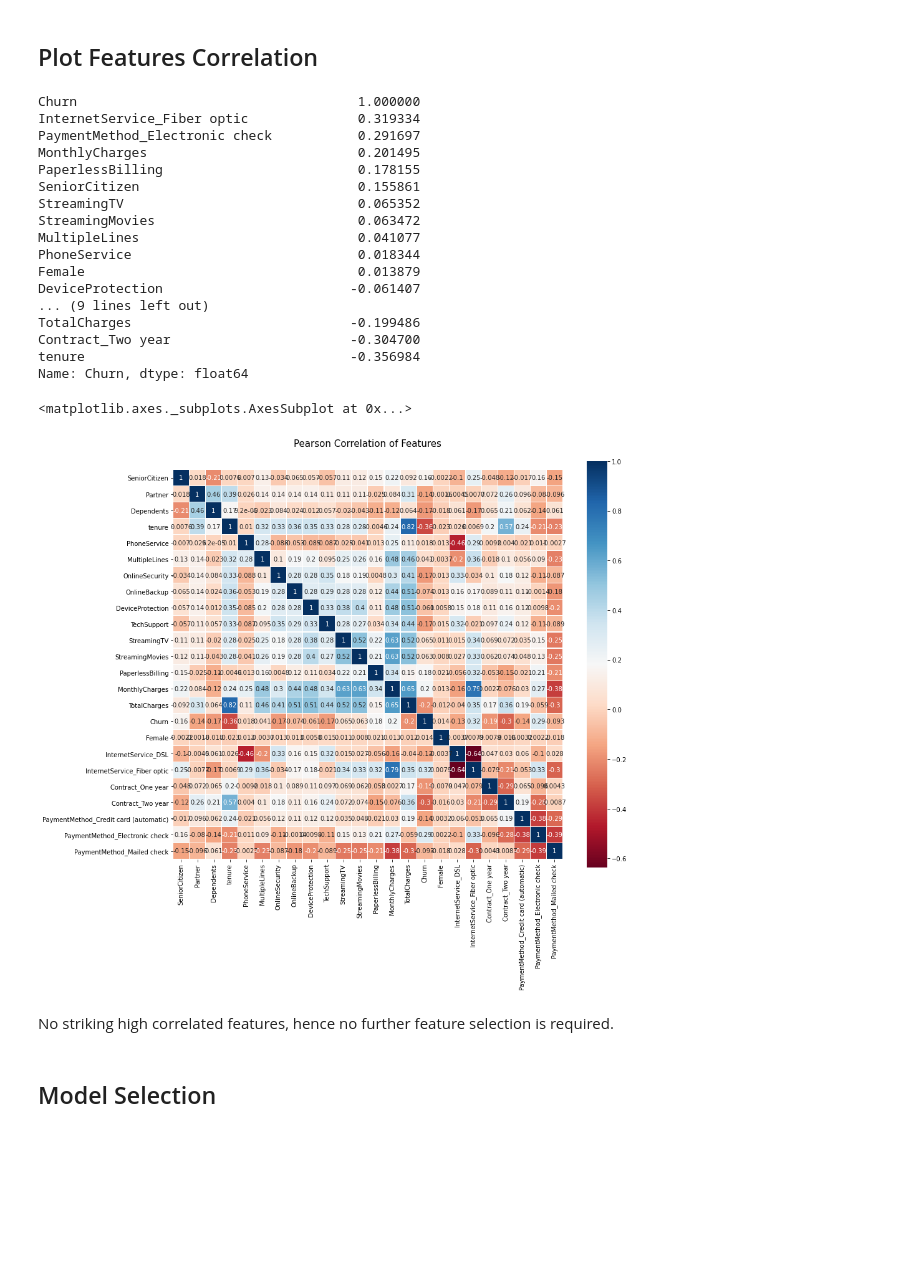
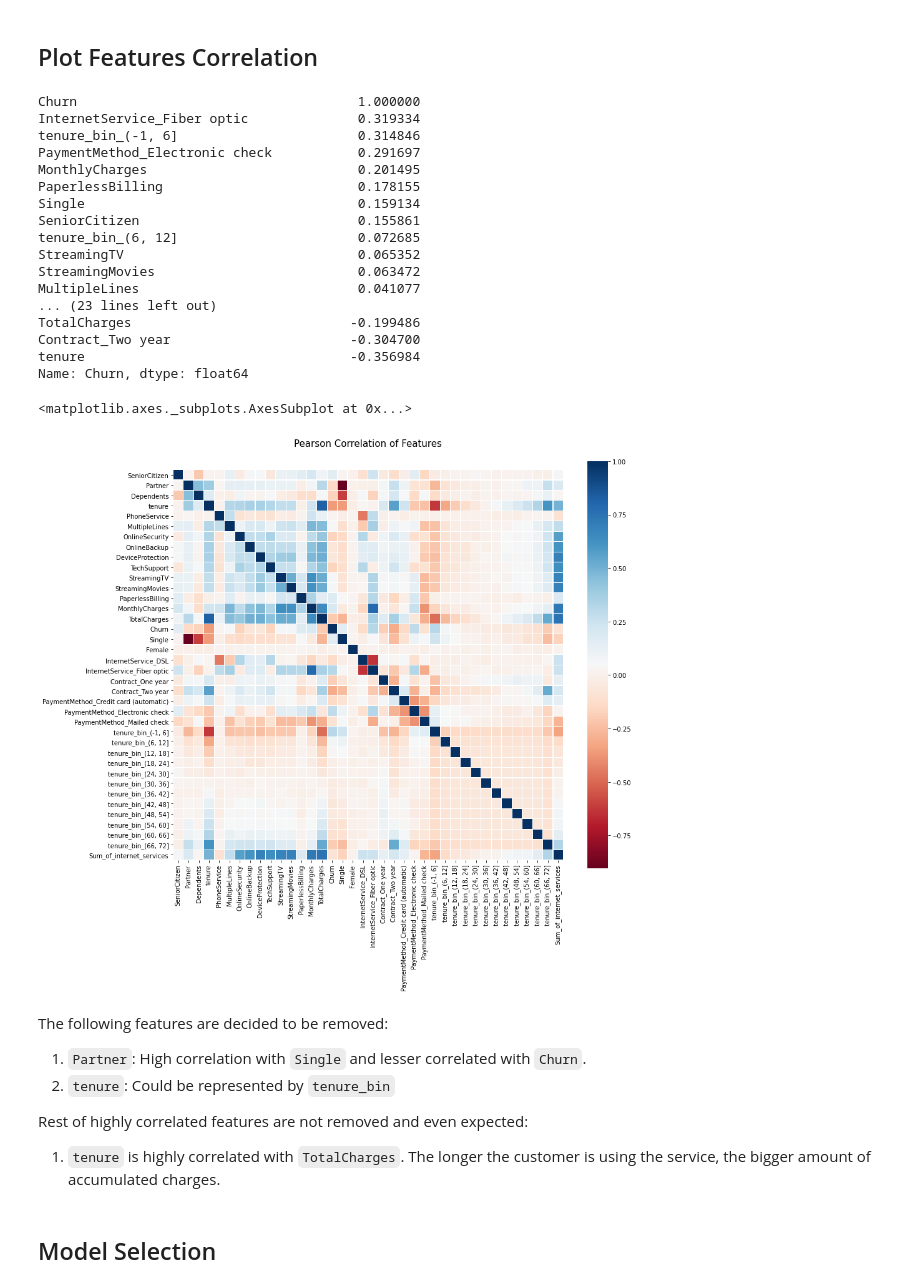
Before and after one commit to davidsinjaya/kaggle, a Jupyter notebook: telco_churn/telco-churn-eda-insights-and-predictions.ipynb, the cells around one changed output. Drawn from its saved outputs; the diff is of its cells as text; code cells hidden in the pictures; blank space fills up the shorter version.

Commit message:
Modify telco churn

```diff
--- a/telco_churn/telco-churn-eda-insights-and-predictions.ipynb
+++ b/telco_churn/telco-churn-eda-insights-and-predictions.ipynb
@@ -206,3 +224,6 @@ for col in num_feature:
+# %%
+df['tenure_bin'] = pd.cut(df.tenure,pd.IntervalIndex.from_tuples([(-1,6),(6,12),(12,18),(18,24),(24,30),(30,36),
+                                                                 (36,42),(42,48),(48,54),(54,60),(60,66),(66,72)]))
 # %%
 for col in cat_feature:
     x,y = 'Churn', col
@@ -306,5 +340,7 @@ plt.show()
 # %% [markdown]
 ## Feature Engineering
+# %%
+df['Single'] = (df.Dependents + df.Partner == 0)*1
 # %%
 def feat_engg(df):
     df['Churn'] = (df.Churn=='Yes')*1
@@ -323,8 +359,11 @@ def feat_engg(df):
     df = pd.concat([df, pd.get_dummies(df.Contract, prefix='Contract', drop_first=True)], axis=1)
     df['PaperlessBilling'] = (df.PaperlessBilling=='Yes')*1
     df = pd.concat([df, pd.get_dummies(df.PaymentMethod, prefix='PaymentMethod', drop_first=True)], axis=1)
+    df = pd.concat([df, pd.get_dummies(df.tenure_bin, prefix='tenure_bin')], axis=1)
+    df['Sum_of_internet_services'] = df.OnlineSecurity + df.OnlineBackup + df.DeviceProtection + df.StreamingTV + df.StreamingMovies + df.TechSupport
+    df['Single'] = (df.Dependents + df.Partner == 0)*1
     # Drop unnecessary columns
-    df = df.drop(['customerID','gender','InternetService','Contract','PaymentMethod'],axis=1)
+    df = df.drop(['customerID','gender','InternetService','Contract','PaymentMethod','tenure_bin'],axis=1)
     return df
 # %%
 engg_df = feat_engg(df)
@@ -373,17 +416,17 @@ train.corr()['Churn'].sort_values(ascending=False)
 # %% [output]
 Churn                                    1.000000
 InternetService_Fiber optic              0.319334
+tenure_bin_(-1, 6]                       0.314846
 PaymentMethod_Electronic check           0.291697
 MonthlyCharges                           0.201495
 PaperlessBilling                         0.178155
+Single                                   0.159134
 SeniorCitizen                            0.155861
+tenure_bin_(6, 12]                       0.072685
 StreamingTV                              0.065352
 StreamingMovies                          0.063472
 MultipleLines                            0.041077
-PhoneService                             0.018344
-Female                                   0.013879
-DeviceProtection                        -0.061407
-... (9 lines left out)
+... (23 lines left out)
 TotalCharges                            -0.199486
 Contract_Two year                       -0.304700
 tenure                                  -0.356984
@@ -391,12 +434,17 @@ Name: Churn, dtype: float64
 # %%
 # Draw correlation heatmap
 colormap = plt.cm.RdBu
 plt.figure(figsize=(14,12))
 plt.title('Pearson Correlation of Features', y=1.05, size=15)
 sns.heatmap(train.astype(float).corr(),linewidths=0.1,vmax=1.0,
-            square=True, cmap=colormap, linecolor='white', annot=True)
+            square=True, cmap=colormap, linecolor='white', annot=False)
 # %% [output]
 <matplotlib.axes._subplots.AxesSubplot at 0x...>
-[figure, old version]
+[figure, new version]
-# %% [markdown]
-No striking high correlated features, hence no further feature selection is required.
+# %% [markdown]
+The following features are decided to be removed:
+1. `Partner`: High correlation with `Single` and lesser correlated with `Churn`.
+2. `tenure`: Could be represented by `tenure_bin`
+
+Rest of highly correlated features are not removed and even expected:
+1. `tenure` is highly correlated with `TotalCharges`. The longer the customer is using the service, the bigger amount of accumulated charges.
```
Also changed, not shown: parts of 29 cells of this notebook.
